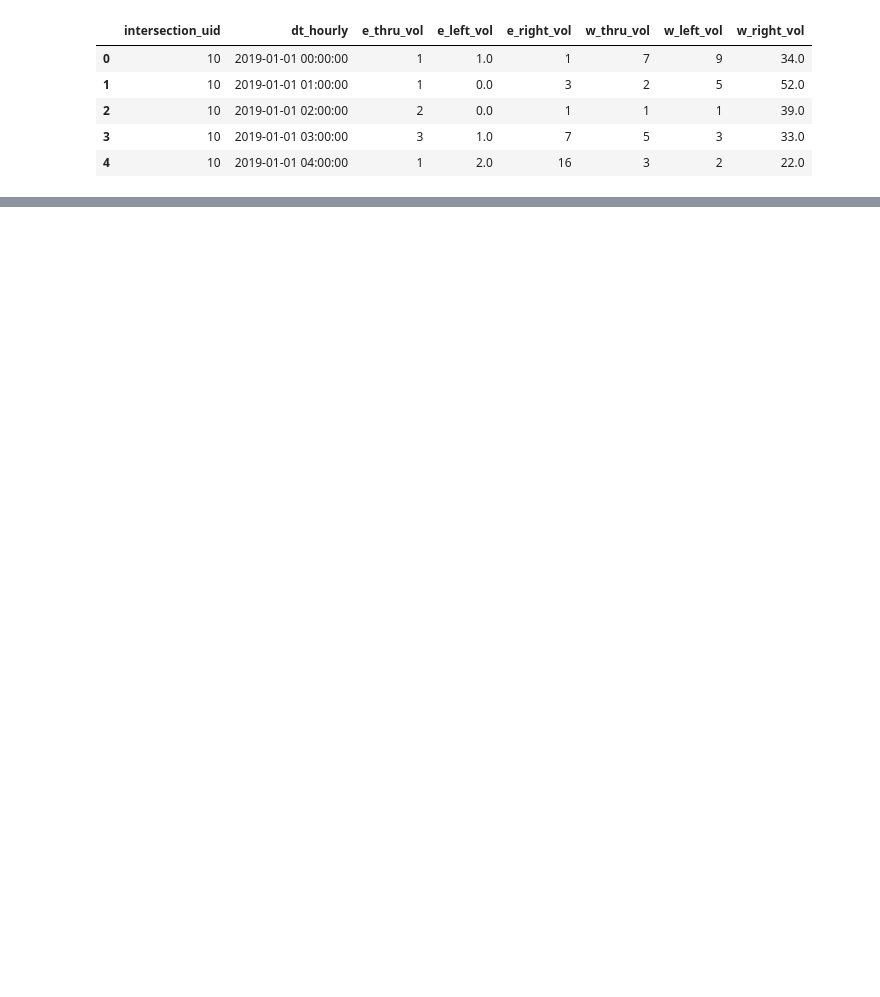
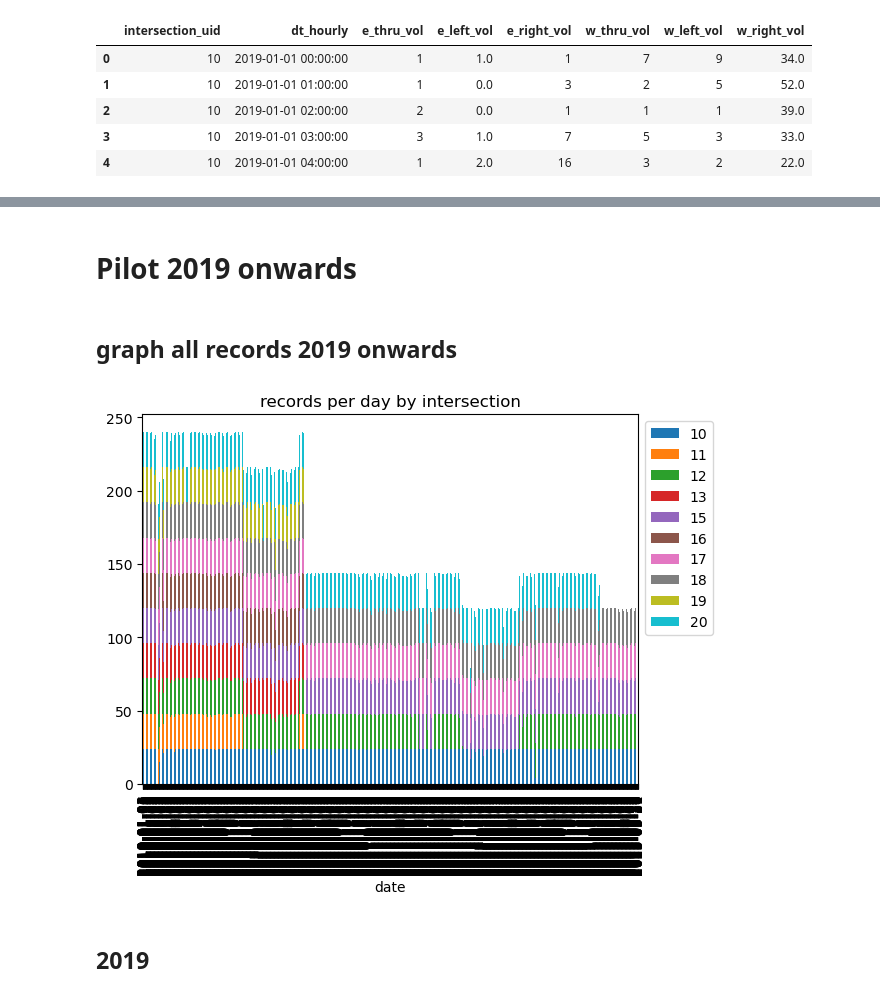
Before and after one commit to schoolofcities/king-street-toronto, a Jupyter notebook: analysis/King St Init EDA.ipynb, the cells around one changed output, grey strips where cells are left out. Saved outputs shown, nothing was run; the diff lists cells and outputs as text; code cells hidden in the pictures; blank space fills up the shorter version.

```diff
--- a/analysis/King St Init EDA.ipynb
+++ b/analysis/King St Init EDA.ipynb
@@ -66,0 +115,5 @@ print(type(df_turn_restrict1923["dt_hourly"][0]))
+# %%
+# attempt to convert e_left_vol and w_right_vol from float to int
+df_turn_restrict1923['e_left_vol'] = df_turn_restrict1923['e_left_vol'].apply(np.int64)
+df_turn_restrict1923['w_right_vol'] = df_turn_restrict1923['w_right_vol'].apply(np.int64)
+display(df_turn_restrict1923.dtypes)
@@ -66,0 +122,5 @@ print(type(df_turn_restrict1923["dt_hourly"][0]))
+# %%
+# unable to convert float NaN to interger, so convert to nullable integer data type: Int64
+df_turn_restrict1923['e_left_vol'] = df_turn_restrict1923['e_left_vol'].astype('Int64')
+df_turn_restrict1923['w_right_vol'] = df_turn_restrict1923['w_right_vol'].astype('Int64')
+display(df_turn_restrict1923.dtypes)
@@ -66,0 +274,20 @@ print(type(df_turn_restrict1923["dt_hourly"][0]))
+# %% [markdown]
+# Pilot 2019 onwards
+# %% [markdown]
+## graph all records 2019 onwards
+# %%
+# creating and using a Boolean mask to select data by date
+PilotMask1923 = (df_turn_restrict1923['dt_hourly'] >= '2019-01-01') & (df_turn_restrict1923['dt_hourly'] <= '2023-05-31')
+df_Pilot1923 = df_turn_restrict1923.loc[PilotMask1923].copy()
+df_Pilot1923["date"] = df_Pilot1923["dt_hourly"].apply(lambda x: x.date())
+
+df_datecount_1923 = df_Pilot1923.groupby(["date"])["intersection_uid"].value_counts()
+# %%
+unstack_datecount_1923 = df_datecount_1923.unstack()
+unstack_datecount_1923.plot(kind="bar", stacked=True, title="records per day by intersection")
+plt.legend(bbox_to_anchor=(1, 1), loc='upper left')
+plt.show()
+# %% [output]
+[figure, added]
+# %% [markdown]
+## 2019
```
Also changed, not shown: parts of 45 cells of this notebook, 3 other files.
